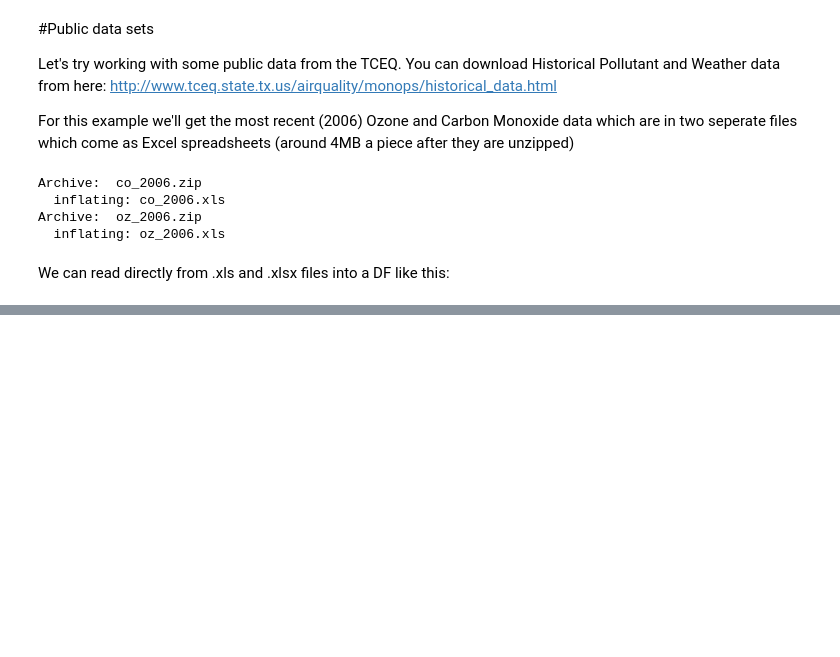
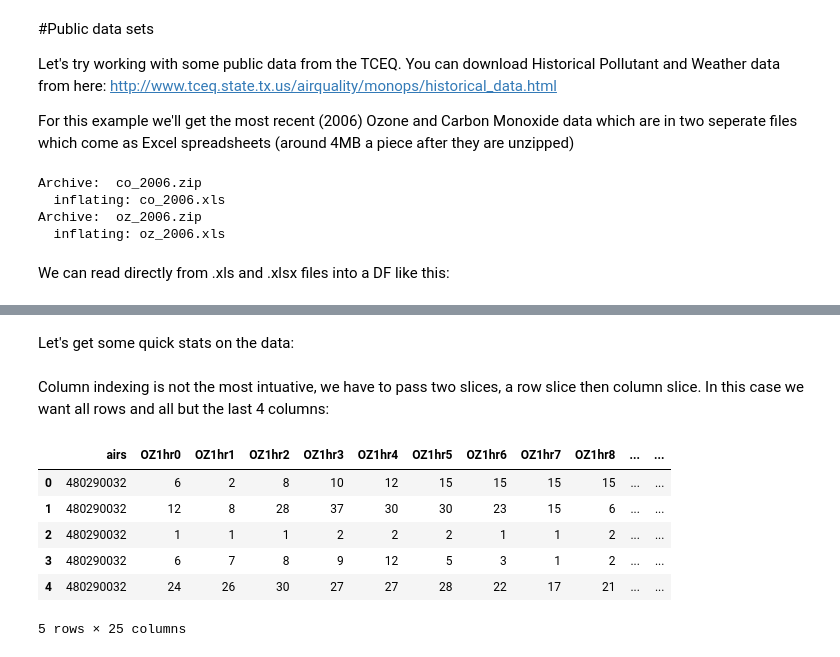
Before and after one commit to epequeno/acpg-may2015, a Jupyter notebook: pandas.ipynb, the cells around one changed output, grey strips where cells are left out. Drawn from its saved outputs; the diff is of its cells as text; code cells hidden in the pictures; blank space fills up the shorter version.

Commit message:
well, that escalated quickly

```diff
--- a/pandas.ipynb
+++ b/pandas.ipynb
@@ -202 +244,15 @@ ozone.head(3)
+# %% [markdown]
+Let's get some quick stats on the data:
+# %% [markdown]
+Column indexing is not the most intuative, we have to pass two slices, a row slice then column slice. In this case we want all rows and all but the last 4 columns:
+# %%
+ozone_1hr.ix[:, :-4].head()
+# %% [output]
+|  | airs | OZ1hr0 | OZ1hr1 | OZ1hr2 | OZ1hr3 | OZ1hr4 | OZ1hr5 | OZ1hr6 | OZ1hr7 | OZ1hr8 | ... | ... |
+| 0 | 480290032 | 6 | 2 | 8 | 10 | 12 | 15 | 15 | 15 | 15 | ... | ... |
+| 1 | 480290032 | 12 | 8 | 28 | 37 | 30 | 30 | 23 | 15 | 6 | ... | ... |
+| 2 | 480290032 | 1 | 1 | 1 | 2 | 2 | 2 | 1 | 1 | 2 | ... | ... |
+| 3 | 480290032 | 6 | 7 | 8 | 9 | 12 | 5 | 3 | 1 | 2 | ... | ... |
+| 4 | 480290032 | 24 | 26 | 30 | 27 | 27 | 28 | 22 | 17 | 21 | ... | ... |
+5 rows × 25 columns
 # %%
```
Also changed, not shown: parts of 21 cells of this notebook, 1 other file.
